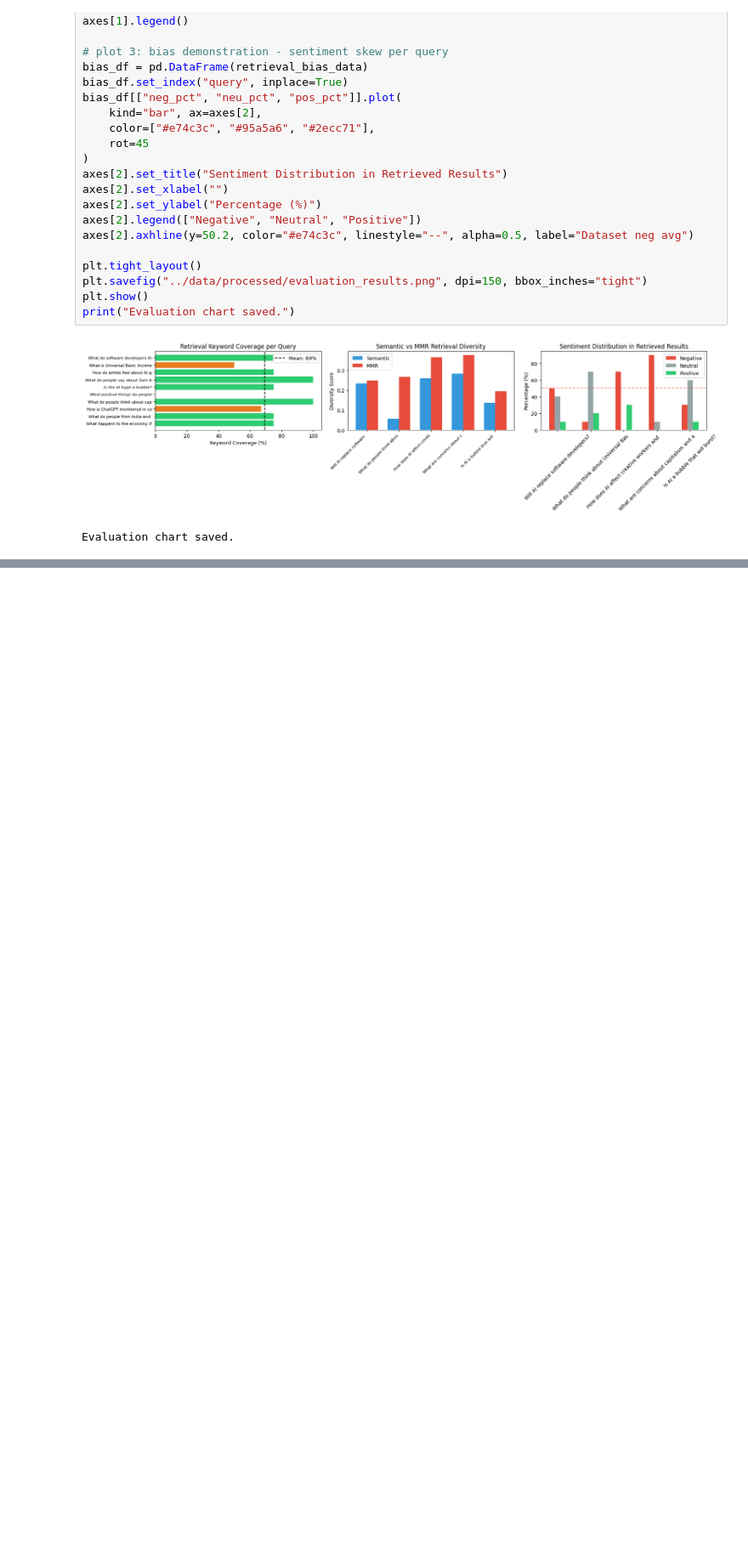
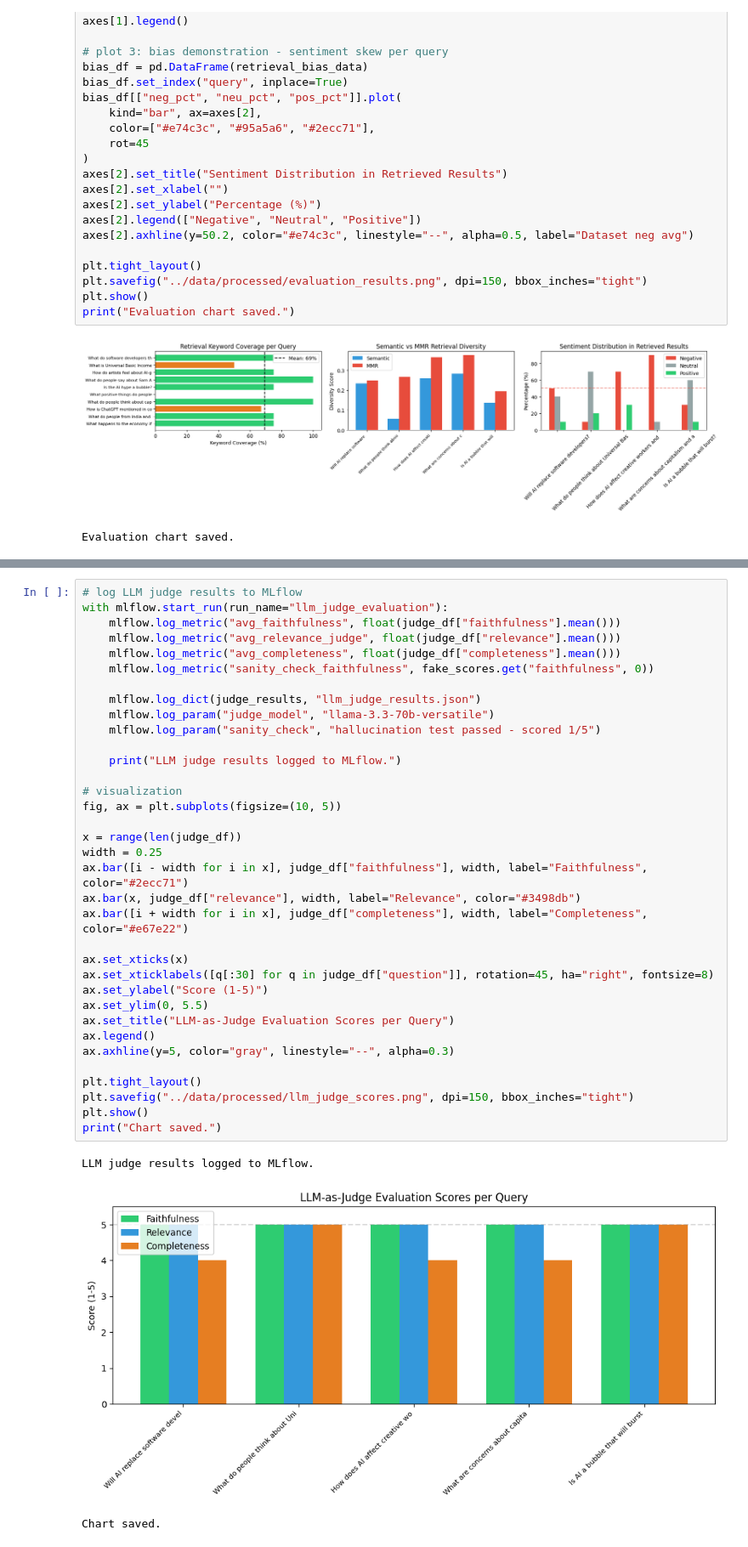
Before and after one commit to amiresTkm/youtube-intelligence-engine, a Jupyter notebook: notebooks/07_evaluation.ipynb, the cells around one changed output, grey strips where cells are left out. Shown at 85% size. Saved outputs shown, nothing was run; the diff lists cells and outputs as text; blank space fills up the shorter version.

Commit message:
update evaluation summary with LLM-as-judge results

```diff
--- a/notebooks/07_evaluation.ipynb
+++ b/notebooks/07_evaluation.ipynb
@@ -620,3 +790,42 @@ Effect: queries default to negative context unless sentiment filter applied
+# %%
+# log LLM judge results to MLflow
+with mlflow.start_run(run_name="llm_judge_evaluation"):
+    mlflow.log_metric("avg_faithfulness", float(judge_df["faithfulness"].mean()))
+    mlflow.log_metric("avg_relevance_judge", float(judge_df["relevance"].mean()))
+    mlflow.log_metric("avg_completeness", float(judge_df["completeness"].mean()))
+    mlflow.log_metric("sanity_check_faithfulness", fake_scores.get("faithfulness", 0))
+
+    mlflow.log_dict(judge_results, "llm_judge_results.json")
+    mlflow.log_param("judge_model", "llama-3.3-70b-versatile")
+    mlflow.log_param("sanity_check", "hallucination test passed - scored 1/5")
+
+    print("LLM judge results logged to MLflow.")
+
+# visualization
+fig, ax = plt.subplots(figsize=(10, 5))
+
+x = range(len(judge_df))
+width = 0.25
+ax.bar([i - width for i in x], judge_df["faithfulness"], width, label="Faithfulness", color="#2ecc71")
+ax.bar(x, judge_df["relevance"], width, label="Relevance", color="#3498db")
+ax.bar([i + width for i in x], judge_df["completeness"], width, label="Completeness", color="#e67e22")
+
+ax.set_xticks(x)
+ax.set_xticklabels([q[:30] for q in judge_df["question"]], rotation=45, ha="right", fontsize=8)
+ax.set_ylabel("Score (1-5)")
+ax.set_ylim(0, 5.5)
+ax.set_title("LLM-as-Judge Evaluation Scores per Query")
+ax.legend()
+ax.axhline(y=5, color="gray", linestyle="--", alpha=0.3)
+
+plt.tight_layout()
+plt.savefig("../data/processed/llm_judge_scores.png", dpi=150, bbox_inches="tight")
+plt.show()
+print("Chart saved.")
+# %% [output]
+LLM judge results logged to MLflow.
+[figure, added]
+Chart saved.
 # %% [markdown]
 ## Evaluation Summary
 
```
Also changed, not shown: parts of 8 cells of this notebook.
